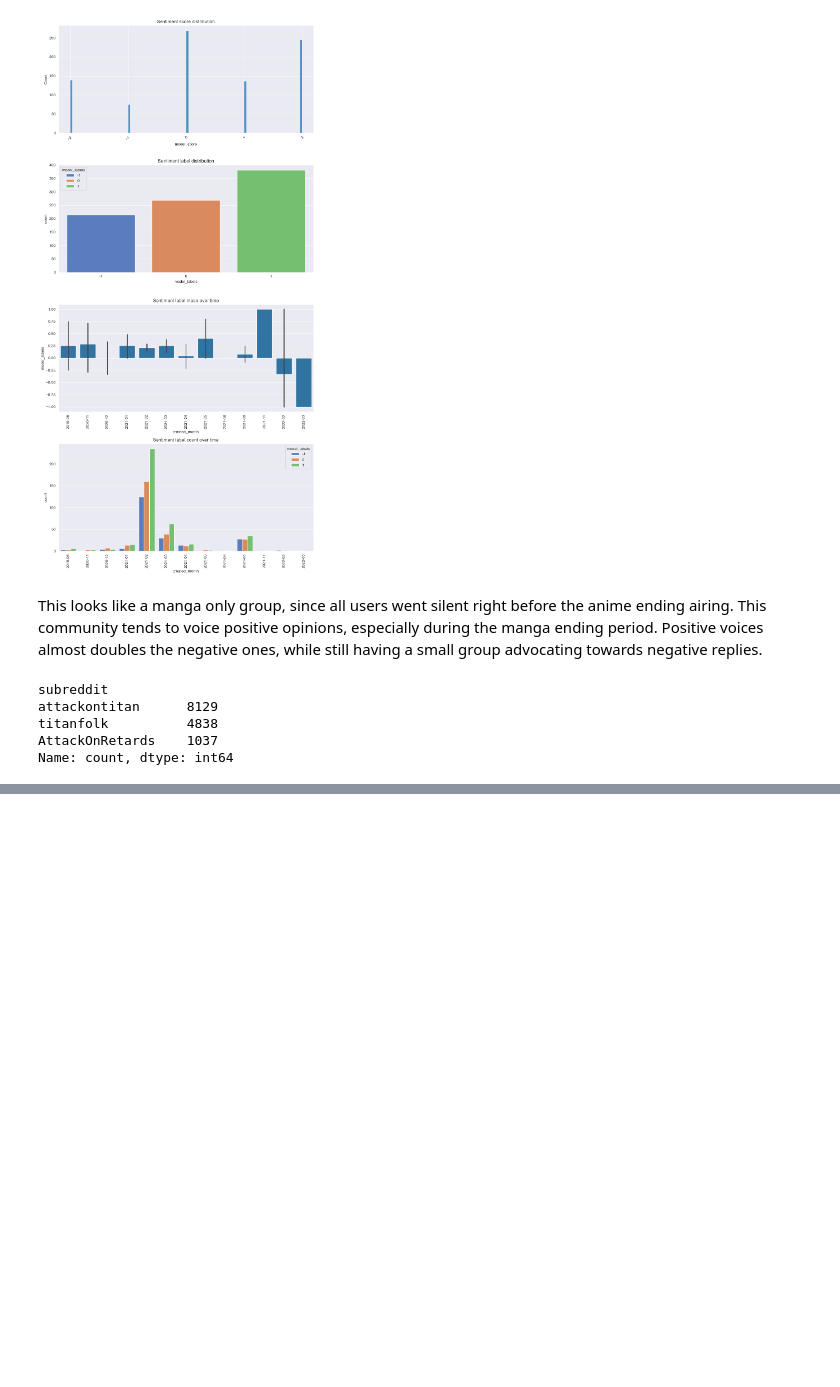
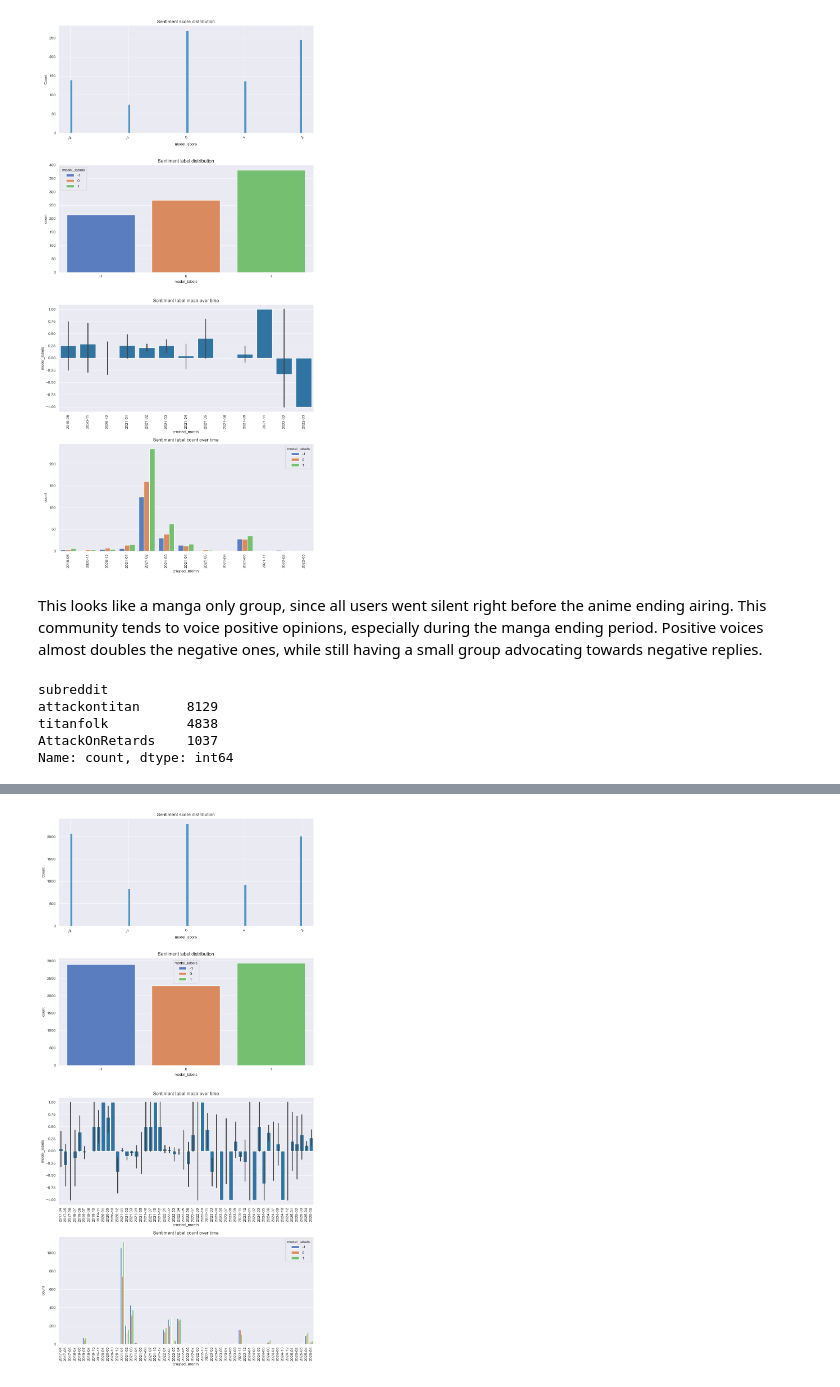
Before and after one commit to AlessandroGhiotto/WSA-AoT, a Jupyter notebook: notebooks/4_sentiment_analysis.ipynb, the cells around one changed output, grey strips where cells are left out. Saved outputs shown, nothing was run; the diff lists cells and outputs as text; code cells hidden in the pictures; blank space fills up the shorter version.

```diff
--- a/notebooks/4_sentiment_analysis.ipynb
+++ b/notebooks/4_sentiment_analysis.ipynb
@@ -649,0 +660,5 @@ Name: count, dtype: int64
+# %%
+df_sub_aot = df_ending_comments[df_ending_comments["subreddit"] == 'attackontitan']
+plot_results(df_sub_aot, score_col='model_score', label_col='model_labels', time_col='created_month')
+# %% [output]
+[figure, added]
```
Also changed, not shown: parts of 7 cells of this notebook.
